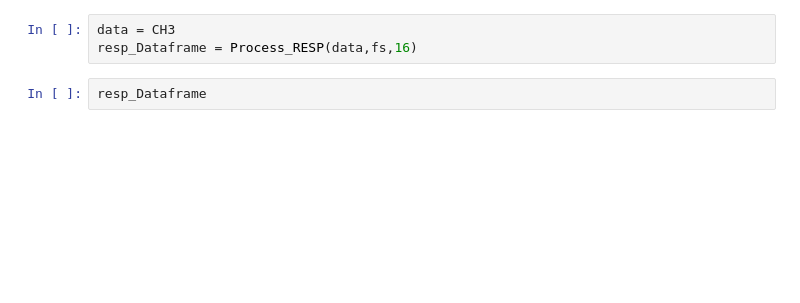
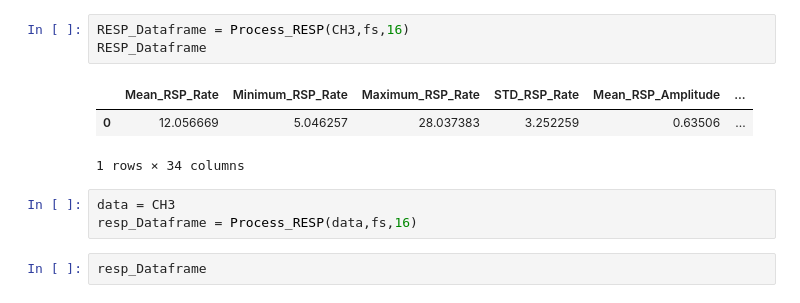
Before and after one commit to rodrigolima6/Physiological_Data, a Jupyter notebook: Process_RESP.ipynb, the cells around one changed output. Saved outputs shown, nothing was run; the diff lists cells and outputs as text; blank space fills up the shorter version.

```diff
--- a/Process_RESP.ipynb
+++ b/Process_RESP.ipynb
@@ -7,3 +6,10 @@ from Process_Features import *
+# %%
+RESP_Dataframe = Process_RESP(CH3,fs,16)
+RESP_Dataframe
+# %% [output]
+|  | Mean_RSP_Rate | Minimum_RSP_Rate | Maximum_RSP_Rate | STD_RSP_Rate | Mean_RSP_Amplitude | ... |
+| 0 | 12.056669 | 5.046257 | 28.037383 | 3.252259 | 0.63506 | ... |
+1 rows × 34 columns
 # %%
 data = CH3
 resp_Dataframe = Process_RESP(data,fs,16)
```
Also changed, not shown: parts of 9 cells of this notebook, 5 other files.
